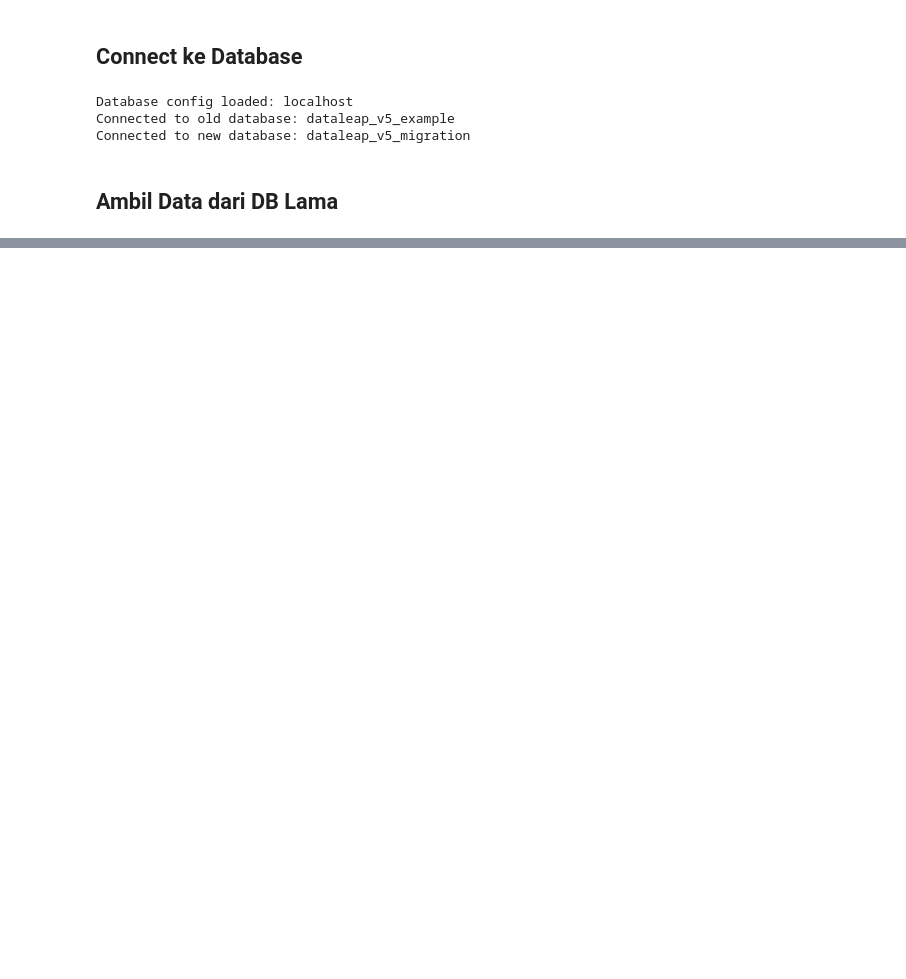
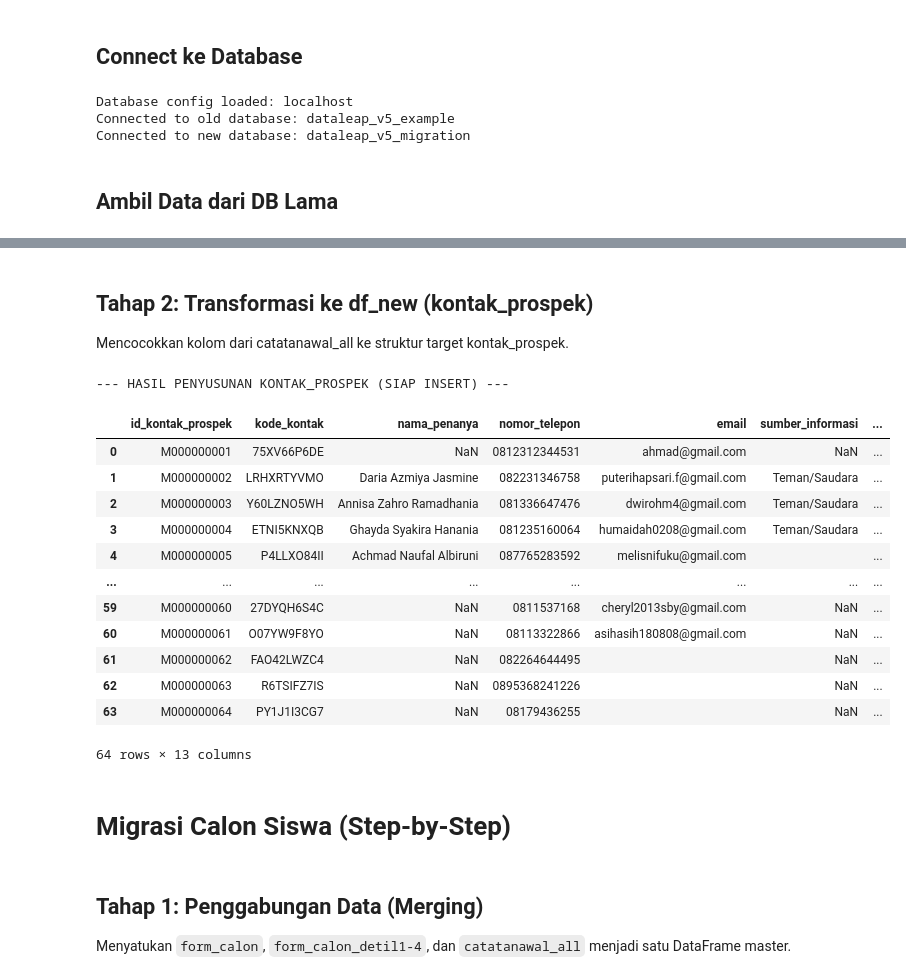
Before and after one commit to umamhaniff/DB_Migration_Leap, a Jupyter notebook: fase_3/script_cimut.ipynb, the cells around one changed output, grey strips where cells are left out. Drawn from its saved outputs; the diff is of its cells as text; code cells hidden in the pictures; blank space fills up the shorter version.

```diff
--- a/fase_3/script_cimut.ipynb
+++ b/fase_3/script_cimut.ipynb
@@ -1459,0 +216,64 @@ Siap untuk digunakan di insert_handler.ipynb
+# %% [markdown]
+## Tahap 2: Transformasi ke df_new (kontak_prospek)
+Mencocokkan kolom dari catatanawal_all ke struktur target kontak_prospek.
+# %%
+def generate_random_code(length=10):
+    """Membuat captcha acak campuran huruf dan angka."""
+    characters = string.ascii_uppercase + string.digits
+    return ''.join(random.choice(characters) for i in range(length))
+
+def transform_to_kontak_prospek(df_source):
+    final_data = []
+
+    for i, row in df_source.iterrows():
+        # Cleaning & Logic
+        telp_raw = row.get('tlp') or row.get('no_wa_ortu') or ''
+        clean_phone = ''.join(filter(str.isdigit, str(telp_raw)))
+
+        nama_final = row.get('nama_l') or row.get('nama') or 'Tanpa Nama'
+
+        # Mapping ke df_new['kontak_prospek']
+        record = {
+            'id_kontak_prospek': row.get('idcatatanawal_admin'),
+            'kode_kontak': generate_random_code(10), # Captcha acak 10 karakter
+            'nama_penanya': nama_final,
+            'nomor_telepon': clean_phone,
+            'email': row.get('email'),
+            'sumber_informasi': row.get('info') or row.get('sumber') or '',
+            'catatan_awal_fo': row.get('catatan') or '',
+            'id_admin_fo': row.get('pengontak_admin') or row.get('admin') or '',
+            'status_kontak': row.get('status') or '',
+            'tanggal_kontak_pertama': row.get('created_at'),
+            'tanggal_kontak_terakhir': row.get('updated_at'),
+            'created_at': row.get('created_at', datetime.datetime.now()),
+            'updated_at': datetime.datetime.now()
+        }
+        final_data.append(record)
+
+    return pd.DataFrame(final_data)
+
+# Jalankan Transformasi
+df_kontak_prospek_ready = transform_to_kontak_prospek(catatanawal_all)
+
+print("\n--- HASIL PENYUSUNAN KONTAK_PROSPEK (SIAP INSERT) ---")
+display(df_kontak_prospek_ready)
+# %% [output]
+--- HASIL PENYUSUNAN KONTAK_PROSPEK (SIAP INSERT) ---
+|  | id_kontak_prospek | kode_kontak | nama_penanya | nomor_telepon | email | sumber_informasi | ... |
+| 0 | M000000001 | 75XV66P6DE | NaN | 0812312344531 | ahmad@gmail.com | NaN | ... |
+| 1 | M000000002 | LRHXRTYVMO | Daria Azmiya Jasmine | 082231346758 | puterihapsari.f@gmail.com | Teman/Saudara | ... |
+| 2 | M000000003 | Y60LZNO5WH | Annisa Zahro Ramadhania | 081336647476 | dwirohm4@gmail.com | Teman/Saudara | ... |
+| 3 | M000000004 | ETNI5KNXQB | Ghayda Syakira Hanania | 081235160064 | humaidah0208@gmail.com | Teman/Saudara | ... |
+| 4 | M000000005 | P4LLXO84II | Achmad Naufal Albiruni | 087765283592 | melisnifuku@gmail.com |  | ... |
+| ... | ... | ... | ... | ... | ... | ... | ... |
+| 59 | M000000060 | 27DYQH6S4C | NaN | 0811537168 | cheryl2013sby@gmail.com | NaN | ... |
+| 60 | M000000061 | O07YW9F8YO | NaN | 08113322866 | asihasih180808@gmail.com | NaN | ... |
+| 61 | M000000062 | FAO42LWZC4 | NaN | 082264644495 |  | NaN | ... |
+| 62 | M000000063 | R6TSIFZ7IS | NaN | 0895368241226 |  | NaN | ... |
+| 63 | M000000064 | PY1J1I3CG7 | NaN | 08179436255 |  | NaN | ... |
+64 rows × 13 columns
+# %% [markdown]
+# Migrasi Calon Siswa (Step-by-Step)
+# %% [markdown]
+## Tahap 1: Penggabungan Data (Merging)
+Menyatukan `form_calon`, `form_calon_detil1-4`, dan `catatanawal_all` menjadi satu DataFrame master.
```
Also changed, not shown: parts of 66 cells of this notebook.
